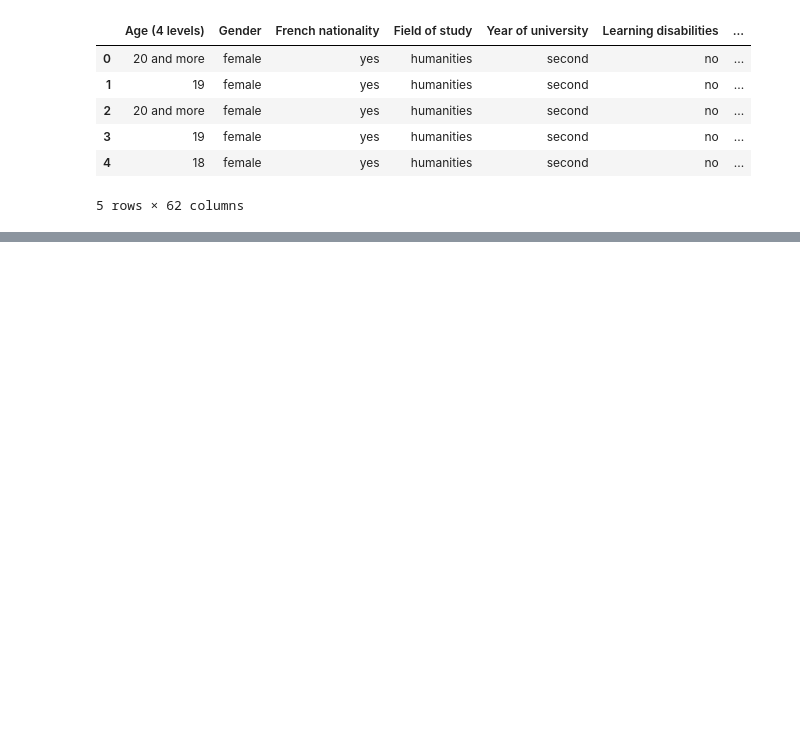
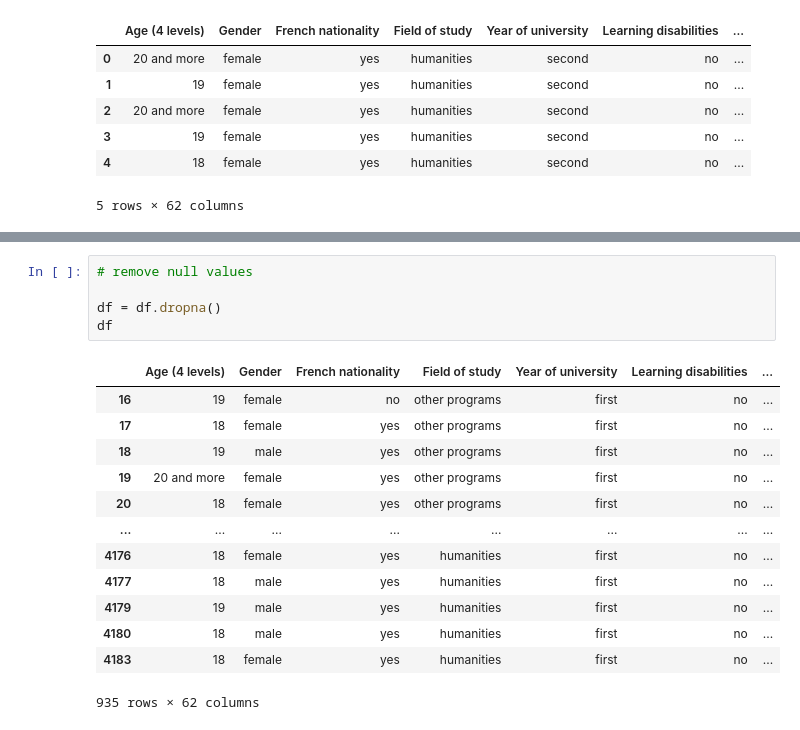
Before and after one commit to dan-yates1/anxiety-depression-detection, a Jupyter notebook: anxiety-depression-detection.ipynb, the cells around one changed output, grey strips where cells are left out. Saved outputs shown, nothing was run; the diff lists cells and outputs as text; blank space fills up the shorter version.

```diff
--- a/anxiety-depression-detection.ipynb
+++ b/anxiety-depression-detection.ipynb
@@ -35,0 +55,19 @@ df.head()
+# %%
+# remove null values
+
+df = df.dropna()
+df
+# %% [output]
+|  | Age (4 levels) | Gender | French nationality | Field of study | Year of university | Learning disabilities | ... |
+| 16 | 19 | female | no | other programs | first | no | ... |
+| 17 | 18 | female | yes | other programs | first | no | ... |
+| 18 | 19 | male | yes | other programs | first | no | ... |
+| 19 | 20 and more | female | yes | other programs | first | no | ... |
+| 20 | 18 | female | yes | other programs | first | no | ... |
+| ... | ... | ... | ... | ... | ... | ... | ... |
+| 4176 | 18 | female | yes | humanities | first | no | ... |
+| 4177 | 18 | male | yes | humanities | first | no | ... |
+| 4179 | 19 | male | yes | humanities | first | no | ... |
+| 4180 | 18 | male | yes | humanities | first | no | ... |
+| 4183 | 18 | female | yes | humanities | first | no | ... |
+935 rows × 62 columns
```
Also changed, not shown: parts of 20 cells of this notebook.
